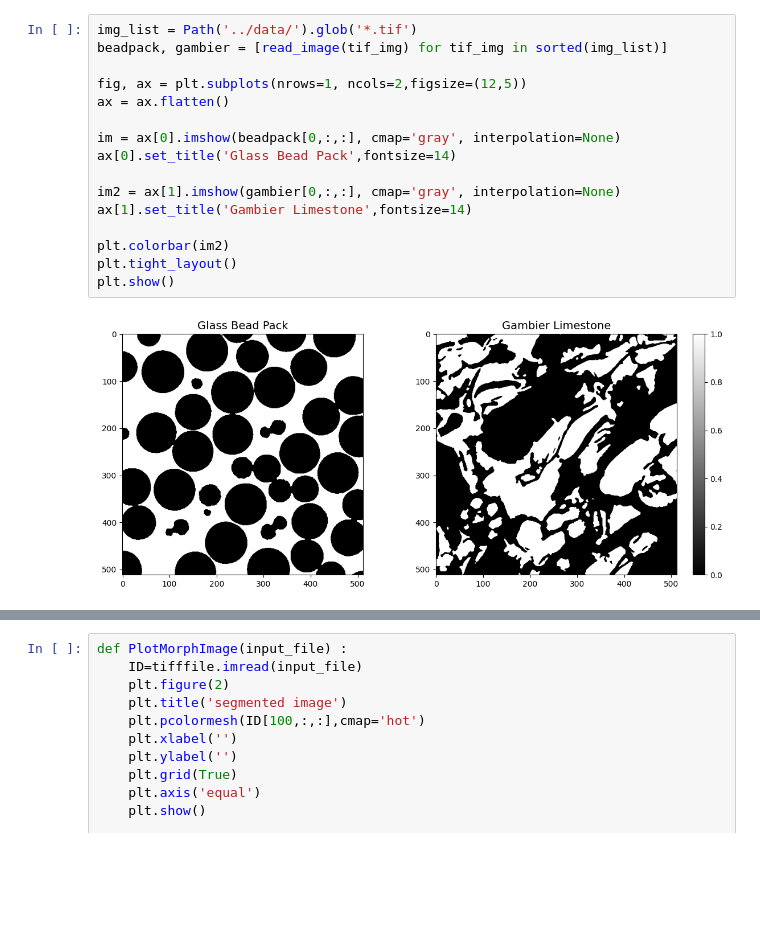
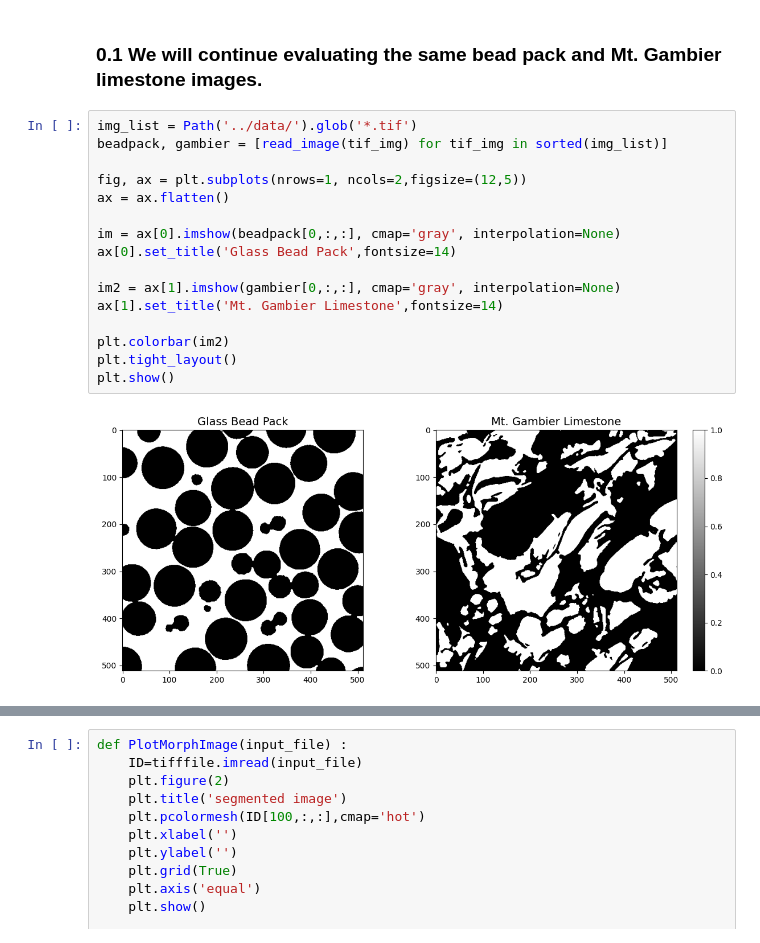
Before and after one commit to digital-porous-media/AGU24_Workshop, a Jupyter notebook: tutorial/1D_Morphological_Drainage.ipynb, the cells around one changed output, grey strips where cells are left out. Drawn from its saved outputs; the diff is of its cells as text; blank space fills up the shorter version.

```diff
--- a/tutorial/1D_Morphological_Drainage.ipynb
+++ b/tutorial/1D_Morphological_Drainage.ipynb
@@ -67,18 +37,20 @@ mpirun -np 1 $LBPM_BIN/lbpm_morphdrain_pp input.db
+# %% [markdown]
+### 0.1 We will continue evaluating the same bead pack and Mt. Gambier limestone images.
 # %%
 img_list = Path('../data/').glob('*.tif')
 beadpack, gambier = [read_image(tif_img) for tif_img in sorted(img_list)]
 
 fig, ax = plt.subplots(nrows=1, ncols=2,figsize=(12,5))
 ax = ax.flatten()
 
 im = ax[0].imshow(beadpack[0,:,:], cmap='gray', interpolation=None)
 ax[0].set_title('Glass Bead Pack',fontsize=14)
 
 im2 = ax[1].imshow(gambier[0,:,:], cmap='gray', interpolation=None)
-ax[1].set_title('Gambier Limestone',fontsize=14)
+ax[1].set_title('Mt. Gambier Limestone',fontsize=14)
 
 plt.colorbar(im2)
 plt.tight_layout()
 plt.show()
 # %% [output]
-[figure, old version]
+[figure, new version]
```
Also changed, not shown: parts of 6 cells of this notebook, 2 other files.
